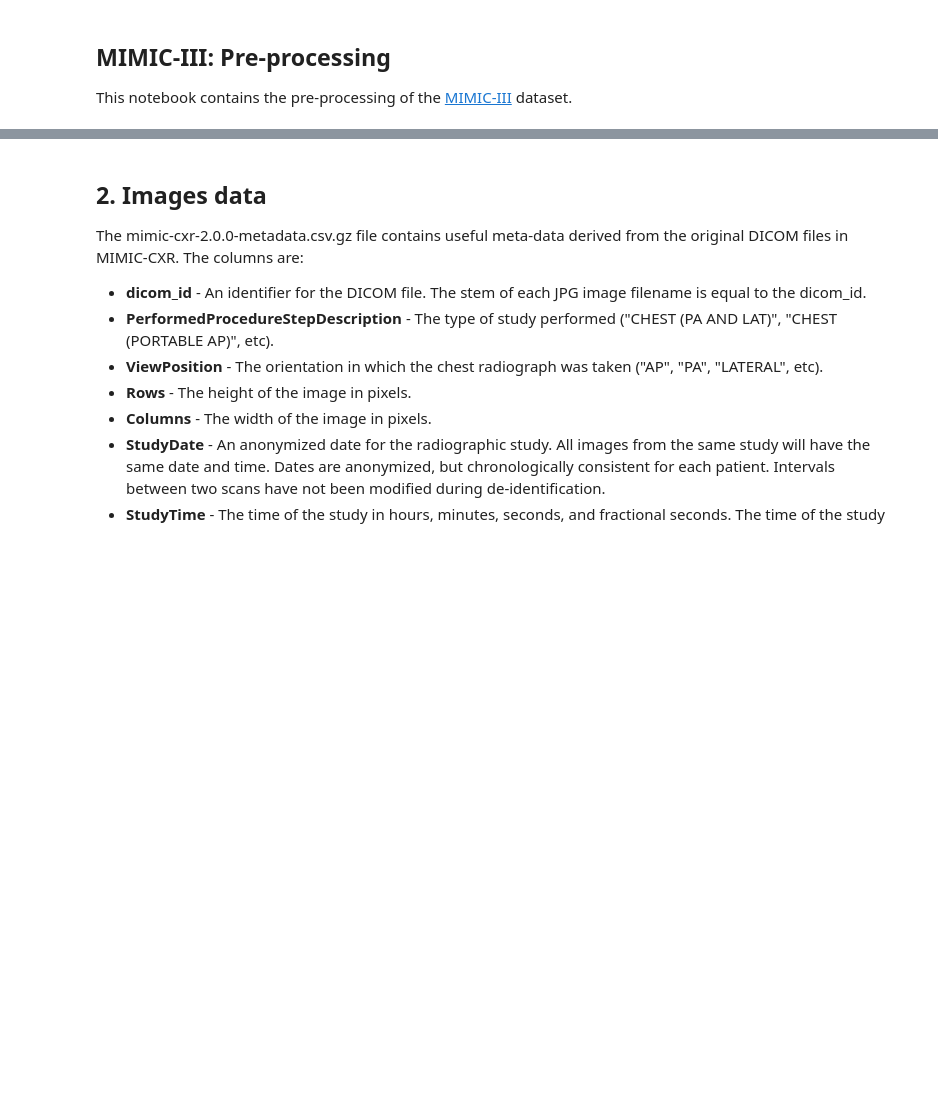
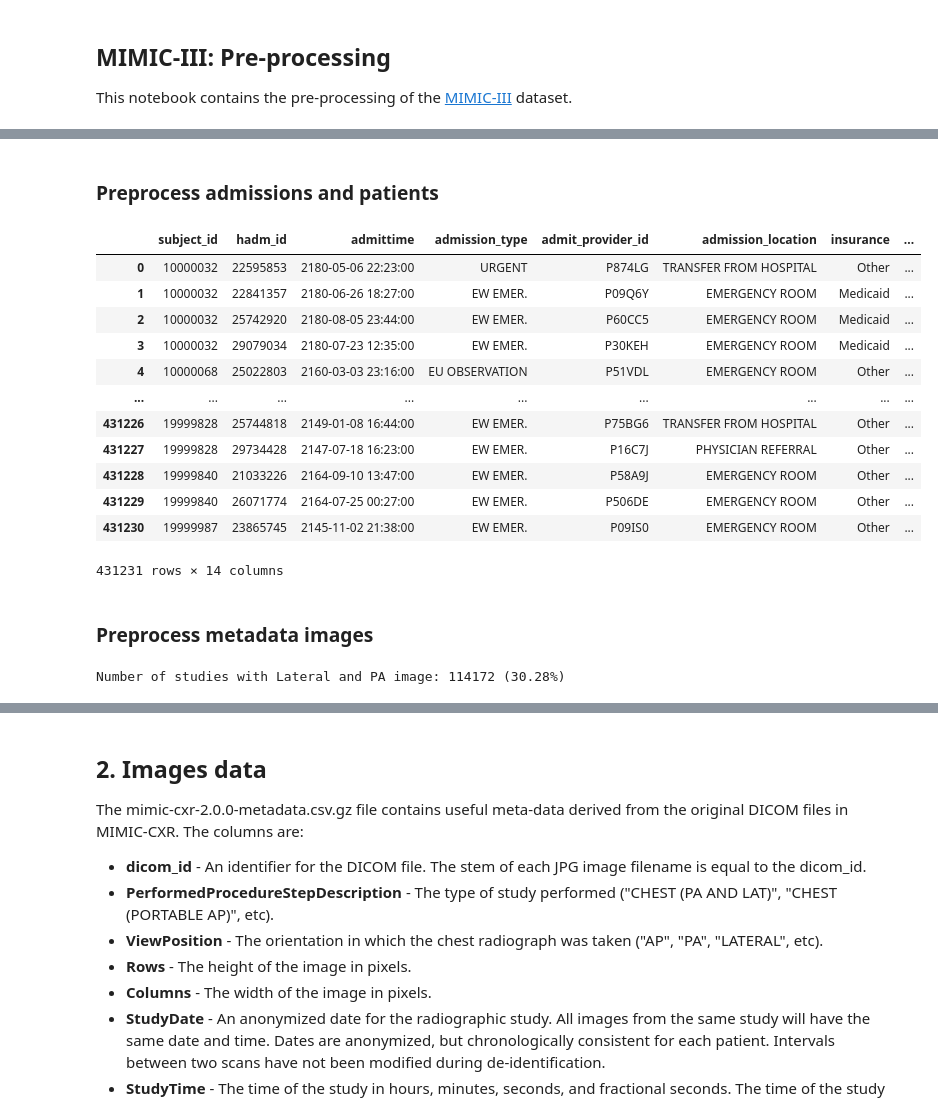
Before and after one commit to silviiaromanato/biomed-team4, a Jupyter notebook: multimodal/preprocessing.ipynb, the cells around one changed output, grey strips where cells are left out. Drawn from its saved outputs; the diff is of its cells as text; code cells hidden in the pictures; blank space fills up the shorter version.

```diff
--- a/multimodal/preprocessing.ipynb
+++ b/multimodal/preprocessing.ipynb
@@ -88,0 +33,59 @@ table
+# %% [markdown]
+### Preprocess admissions and patients
+# %%
+# Load admissions, patients, and icustays
+admissions = pd.read_csv(MIMIC_PATH+'admissions.csv.gz')
+patients = pd.read_csv(MIMIC_PATH+'patients.csv.gz')
+
+# We remove the columns DISCHTIME (discharge time), DEATHTIME (death time), DISCHARGE_LOCATION (discharge location), EDREGTIME (registered on ER), EDOUTTIME(discharged from ER), DIAGNOSIS, HOSPITAL_EXPIRE_FLAG (died in hospital)
+
+admissions_cleaned = admissions.drop(columns=['dischtime', 'deathtime', 'discharge_location', 'edregtime', 'edouttime', 'hospital_expire_flag'])
+# do it without capital letters
+patients_cleaned = patients.drop(columns=['dod'])
+
+# Merge the two tables
+tabular_data = pd.merge(admissions_cleaned, patients_cleaned, on='subject_id', how='left')
+
+# The admittime has the format YYYY-MM-DD HH:MM:SS, convert it to DateTime
+tabular_data['admittime'] = pd.to_datetime(tabular_data['admittime'], format='%Y-%m-%d %H:%M:%S', errors='coerce')
+
+# Check the types of the columns
+tabular_data
+# %% [output]
+|  | subject_id | hadm_id | admittime | admission_type | admit_provider_id | admission_location | insurance | ... |
+| 0 | 10000032 | 22595853 | 2180-05-06 22:23:00 | URGENT | P874LG | TRANSFER FROM HOSPITAL | Other | ... |
+| 1 | 10000032 | 22841357 | 2180-06-26 18:27:00 | EW EMER. | P09Q6Y | EMERGENCY ROOM | Medicaid | ... |
+| 2 | 10000032 | 25742920 | 2180-08-05 23:44:00 | EW EMER. | P60CC5 | EMERGENCY ROOM | Medicaid | ... |
+| 3 | 10000032 | 29079034 | 2180-07-23 12:35:00 | EW EMER. | P30KEH | EMERGENCY ROOM | Medicaid | ... |
+| 4 | 10000068 | 25022803 | 2160-03-03 23:16:00 | EU OBSERVATION | P51VDL | EMERGENCY ROOM | Other | ... |
+| ... | ... | ... | ... | ... | ... | ... | ... | ... |
+| 431226 | 19999828 | 25744818 | 2149-01-08 16:44:00 | EW EMER. | P75BG6 | TRANSFER FROM HOSPITAL | Other | ... |
+| 431227 | 19999828 | 29734428 | 2147-07-18 16:23:00 | EW EMER. | P16C7J | PHYSICIAN REFERRAL | Other | ... |
+| 431228 | 19999840 | 21033226 | 2164-09-10 13:47:00 | EW EMER. | P58A9J | EMERGENCY ROOM | Other | ... |
+| 431229 | 19999840 | 26071774 | 2164-07-25 00:27:00 | EW EMER. | P506DE | EMERGENCY ROOM | Other | ... |
+| 431230 | 19999987 | 23865745 | 2145-11-02 21:38:00 | EW EMER. | P09IS0 | EMERGENCY ROOM | Other | ... |
+431231 rows × 14 columns
+# %% [markdown]
+### Preprocess metadata images
+# %%
+PATH_METADATA = '../data/mimic-cxr-jpg/mimic-cxr-2.0.0-metadata.csv.gz'
+metadata = pd.read_csv(PATH_METADATA)
+len_old = len(metadata)
+# Keep only the study ideas with exactly 2 images
+groups = metadata.groupby('study_id')
+study_ids = []
+for study_id, group in groups:
+    if len(group) > 1:
+        # Keep study_id if there is a ViewPosition PA and LATERAL
+        if 'PA' in group['ViewPosition'].values and 'LATERAL' in group['ViewPosition'].values:
+            study_ids.append(study_id)
+metadata = metadata[metadata['study_id'].isin(study_ids)]
+# Keep only the images with ViewPosition PA and LATERAL
+metadata = metadata[metadata['ViewPosition'].isin(['PA', 'LATERAL'])]
+# Group by study_id and by ViewPosition and keep only the first image
+metadata = metadata.groupby(['study_id', 'ViewPosition']).first().reset_index()
+
+len_new = len(metadata)
+print(f'Number of studies with Lateral and PA image: {len_new} ({len_new/len_old*100:.2f}%)')
+# %% [output]
+Number of studies with Lateral and PA image: 114172 (30.28%)
```
Also changed, not shown: parts of 21 cells of this notebook, 1 other file.
